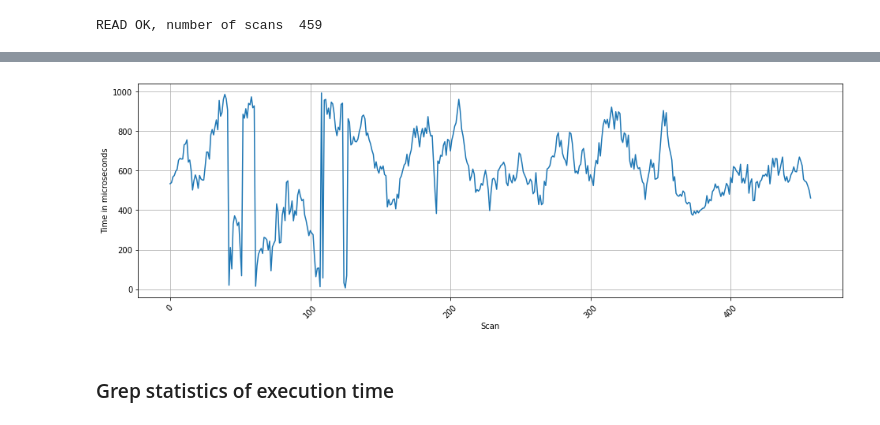
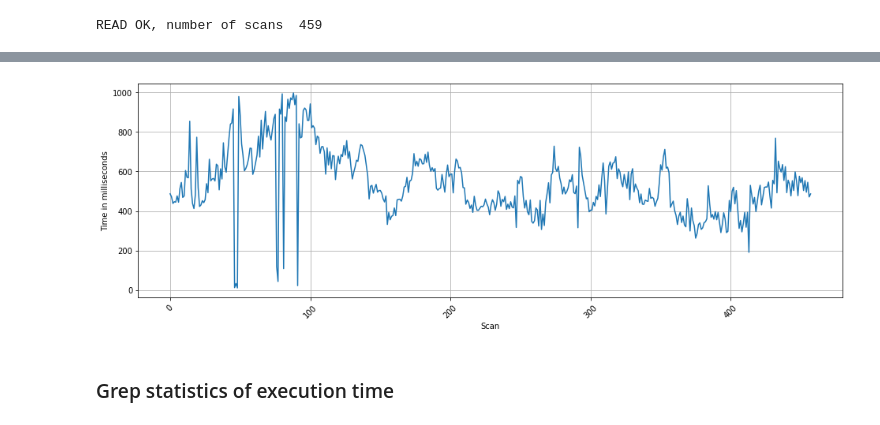
Before and after one commit to VirtualRoyalty/PointCloudSegmentation, a Jupyter notebook: obstacle-detection/examples/obstacle detection.ipynb, the cells around one changed output, grey strips where cells are left out. Cells and saved outputs as stored; diff of their text form; code cells hidden in the pictures.

```diff
--- a/obstacle-detection/examples/obstacle detection.ipynb
+++ b/obstacle-detection/examples/obstacle detection.ipynb
@@ -188,0 +189,9 @@ Wall time: 10.5 µs
+# %%
+%%time
+params = {'x_voxels': 25, 'y_voxels': 25, 'z_voxels': 7,
+          'roi_x_min': 0, 'roi_x_max': 45,
+          'roi_y_min': -15, 'roi_y_max': 15,
+          'roi_z_min': -2, 'roi_z_max': 1}
+
+clusters, cluster_data = pipeline_optimized(scan, label, obstacle_lst, verbose=True,
+                                            **params)
@@ -189,7 +213,4 @@ Wall time: 10.5 µs
 # %%
-%%time
-clusters, cluster_data = pipeline_optimized(scan, label, obstacle_lst, verbose=True,
-                                                                       x_voxels=25,
-                                                                       y_voxels=20,
-                                                                       z_voxels=5)
+%%timeit
+clusters, cluster_data = pipeline_optimized(scan, label, obstacle_lst, verbose=False, **params)
 # %% [output]
@@ -280,0 +291,9 @@ for box in box_coord_list:
+# %%
+from scripts import test
+test = imp.reload(test)
+range_params = params = { 'x_voxels': [22, 23, 25 ,30], 'y_voxels': [22, 23, 25 ,30],
+                          'z_voxels': [2, 3, 5, 6, 7, 8, 10],
+                          'roi_x_min': [0], 'roi_x_max': [45],
+                          'roi_y_min': [-15], 'roi_y_max': [15],
+                          'roi_z_min': [-2], 'roi_z_max': [1]}
+time_exec_lst = test.grid_search_optimization(scan, label, obstacle_lst, pipeline_optimized, range_params)
@@ -317,8 +357,5 @@ n_scan = -1
 # write_path = '../dataset/sequences/00/velodyne/000355.bin'
 bbox_dct, exec_time_dct, stats = test.get_bbox_and_stat(scan_lst[:n_scan], labels_lst[:n_scan], obstacle_lst,
                                                  pipeline_optimized,
-                                                 write_path=None, detailed=True,
-                                                                         x_voxels=25,
-                                                                         y_voxels=20,
-                                                                         z_voxels=5)
+                                                 write_path=None, detailed=True, **params)
 # %% [output]
@@ -355,13 +392,13 @@ oy = time_stat
 # %%
 plt.figure(figsize=(16, 5))
 plt.plot(ox, oy)
 plt.xlabel('Scan')
-plt.ylabel('Time in microseconds')
+plt.ylabel('Time in milliseconds')
 plt.grid()
 plt.xticks(rotation=45)
 plt.show()
 # %% [output]
-[figure, old version]
+[figure, new version]
 # %% [markdown]
 ### Grep statistics of execution time
 # %%
```
Also changed, not shown: parts of 17 cells of this notebook, 2 other files.
